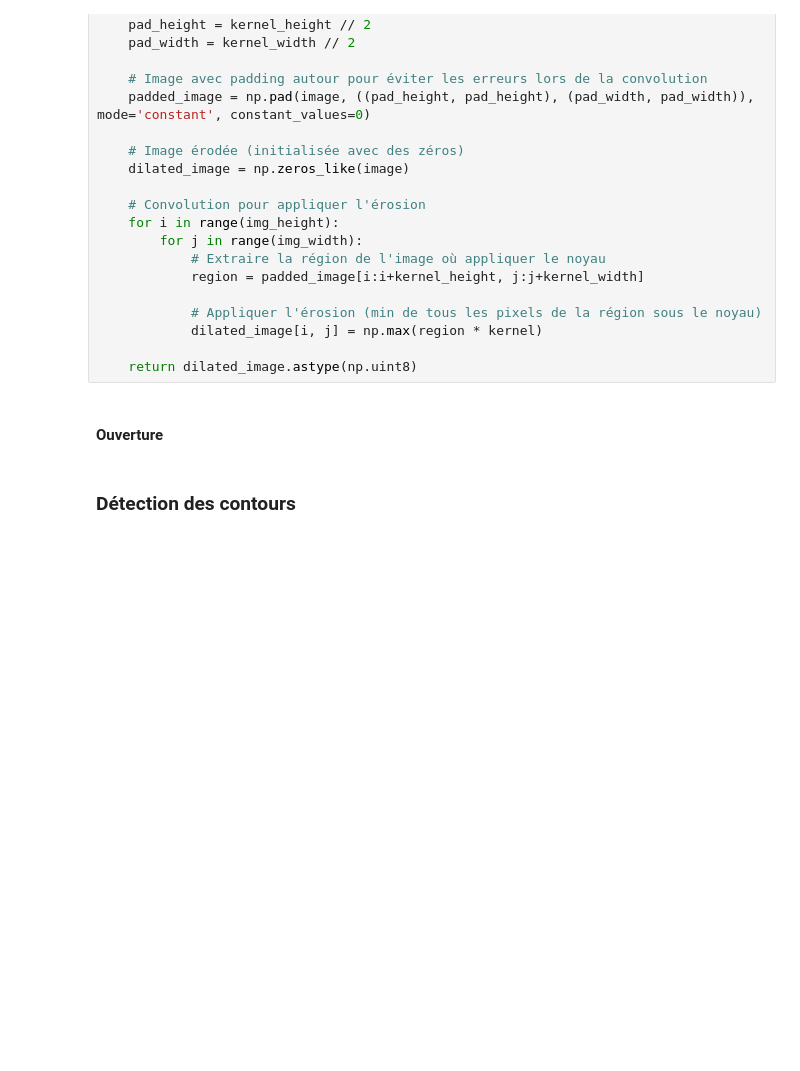
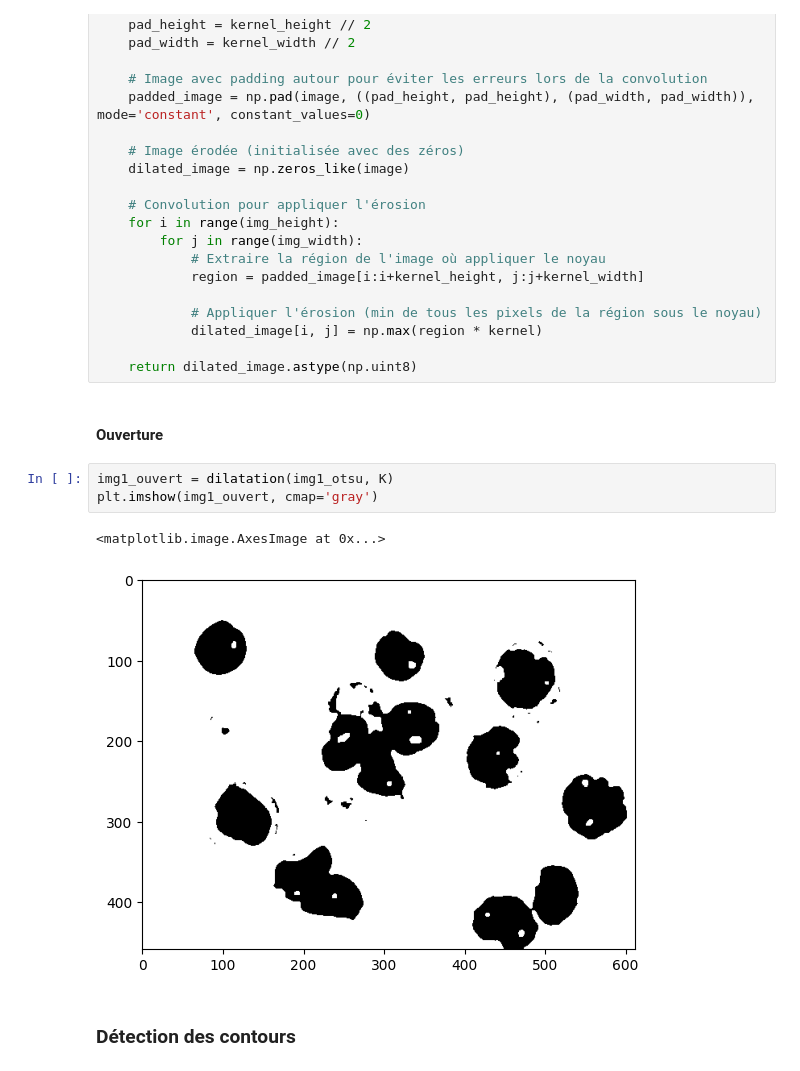
Before and after one commit to Nomnelle/computer_vision_finals, a Jupyter notebook: Partie_2/tp_not_part2.ipynb, the cells around one changed output. Drawn from its saved outputs; the diff is of its cells as text; blank space fills up the shorter version.

```diff
--- a/Partie_2/tp_not_part2.ipynb
+++ b/Partie_2/tp_not_part2.ipynb
@@ -250,6 +244,12 @@ def dilatation(image, kernel):
     return dilated_image.astype(np.uint8)
 # %% [markdown]
 #### Ouverture
+# %%
+img1_ouvert = dilatation(img1_otsu, K)
+plt.imshow(img1_ouvert, cmap='gray')
+# %% [output]
+<matplotlib.image.AxesImage at 0x...>
+[figure, added]
 # %% [markdown]
 ### Détection des contours
 # %% [markdown]
```
Also changed, not shown: parts of 6 cells of this notebook.
